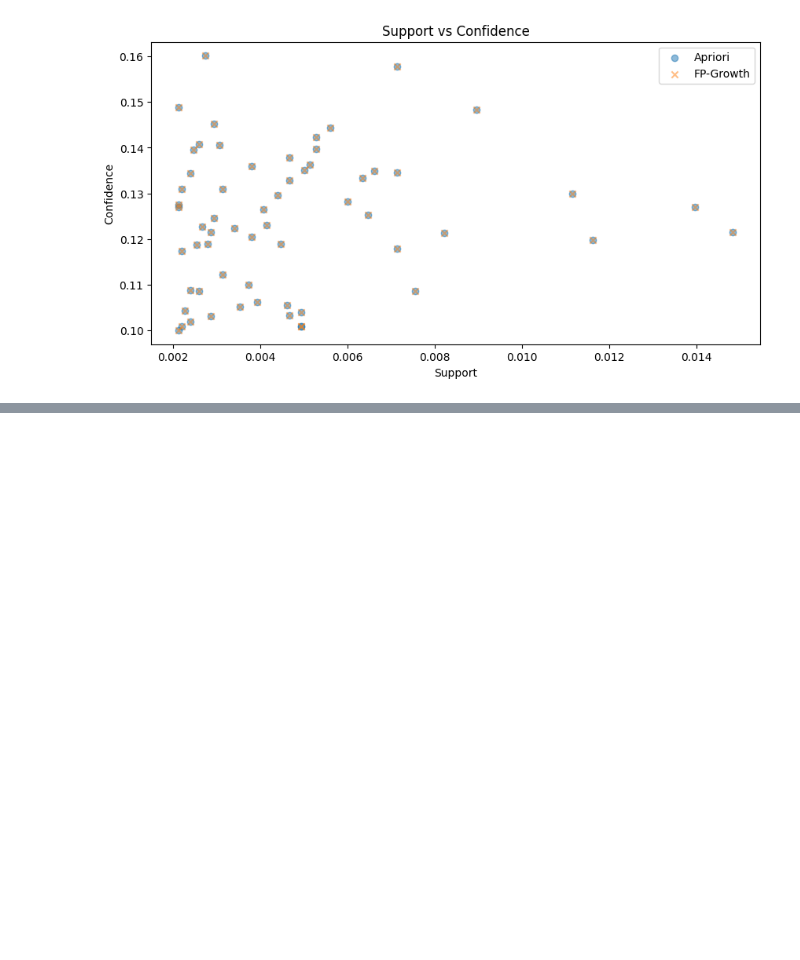
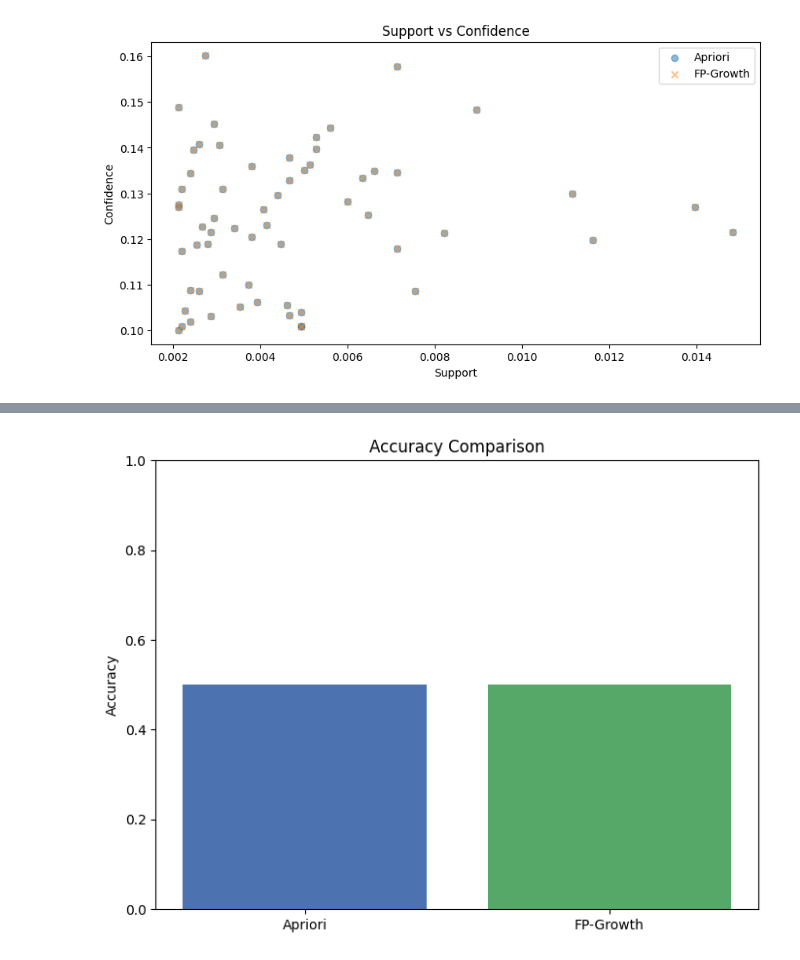
Before and after one commit to NA7RAWY/Comprehensive-Data-Mining-on-Health-Workout-Dataset, a Jupyter notebook: AssociationRule/Preprocessing.ipynb, the cells around one changed output, grey strips where cells are left out. Cells and saved outputs as stored; diff of their text form; code cells hidden in the pictures; blank space fills up the shorter version.

```diff
--- a/AssociationRule/Preprocessing.ipynb
+++ b/AssociationRule/Preprocessing.ipynb
@@ -126,0 +160,9 @@ Apriori Association Rules:
+# %%
+new_transaction = ['chocolate', 'other vegetables']
+actual_items = {'whole milk', 'rolls/buns'}
+
+predicted_items_apriori = predict_transaction_relaxed(new_transaction, rules_apriori)
+predicted_items_fpgrowth = predict_transaction_relaxed(new_transaction, rules_fpgrowth)
+# %%
+accuracy_apriori = calculate_accuracy(predicted_items_apriori, actual_items)
+accuracy_fpgrowth = calculate_accuracy(predicted_items_fpgrowth, actual_items)
@@ -126,0 +187,9 @@ Apriori Association Rules:
+# %%
+plt.figure(figsize=(8, 6))
+plt.bar(['Apriori', 'FP-Growth'], [accuracy_apriori, accuracy_fpgrowth], color=['#4C72B0', '#55A868'])
+plt.title("Accuracy Comparison")
+plt.ylabel("Accuracy")
+plt.ylim(0, 1)  # Set y-axis to 0-1 for accuracy
+plt.show()
+# %% [output]
+[figure, added]
```
Also changed, not shown: parts of 8 cells of this notebook, 2 other files.
